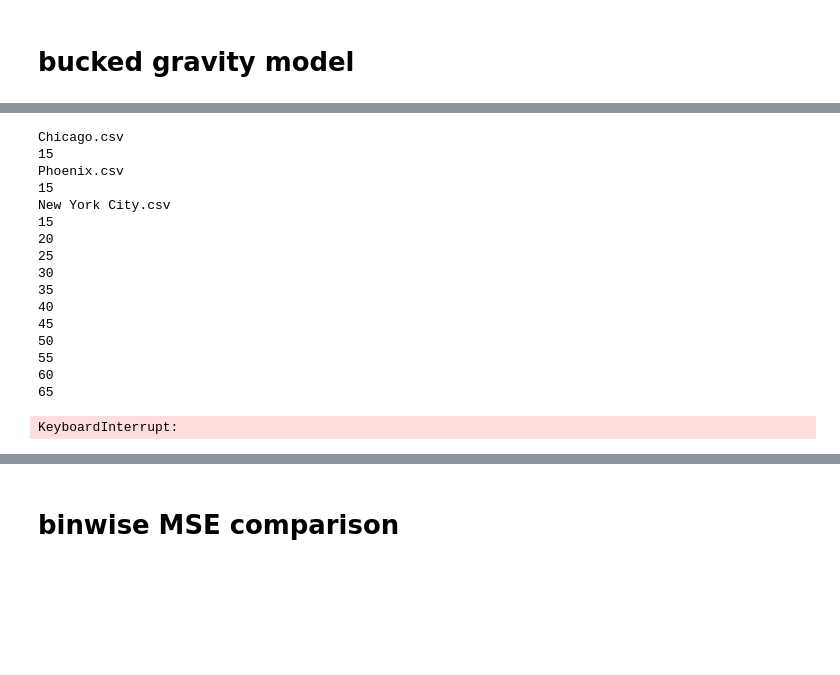
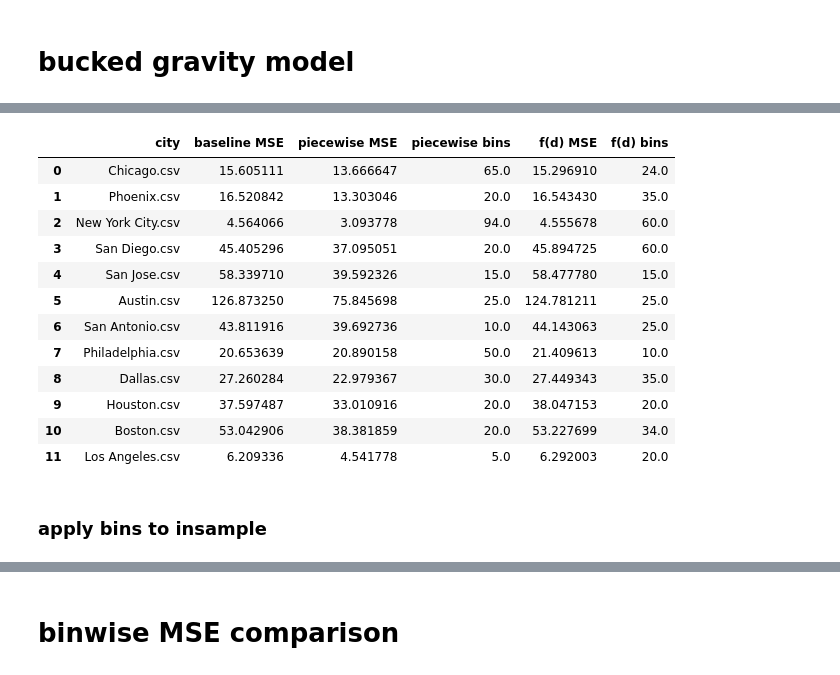
Before and after one commit to yuribogomolov/sttn, a Jupyter notebook: notebooks/generic_gravity_model.ipynb, the cells around one changed output, grey strips where cells are left out. Drawn from its saved outputs; the diff is of its cells as text; code cells hidden in the pictures; blank space fills up the shorter version.

```diff
--- a/notebooks/generic_gravity_model.ipynb
+++ b/notebooks/generic_gravity_model.ipynb
@@ -63,7 +64,7 @@ def build_training_set(network, target_column):
     centroid_below = centroid_all.loc[centroid_all.distance == 0]
     del centroid_below['distance']
     misDistance = centroid_above.groupby(['origin']).agg({'distance':min})
-    misDistance['distance'] = misDistance['distance']*0.1
+    misDistance['distance'] = misDistance['distance']
     centroid_below = centroid_below.merge(misDistance,on=['origin'])
 #     centroid_all.loc[centroid_all.distance == 0, 'distance'] = centroid_all.loc[centroid_all.distance > 0, 'distance'].min()*0.5
     centroid_all = pd.concat([centroid_above,centroid_below],axis=0)
@@ -341,38 +414,26 @@ def findBestBin(df,bins=20):
-# %%
-mseDict = {}
-binfDict = {}
-# OSDict = {}
-cities = os.listdir('cities/')
-citiesDir = 'cities/'
-target = 'S000'
-kfold = 5
-for city in cities:
-    if '.csv' in city:
-        print(city)
-        df = pd.read_csv(citiesDir+city)
-        bins,binfdf,mseBaseline,msefd = findBestBin(df,10)
-        binfdf = binfdf.groupby(['bin']).mean()
-        mseDict[city] = [np.mean(mseBaseline),np.mean(msefd)]
-        binfDict[city] = binfdf
-#         OSDict[city] = [baselineoutput,fdoutput]
-# %% [output]
-Chicago.csv
-15
-Phoenix.csv
-15
-New York City.csv
-15
-20
-25
-30
-35
-40
-45
-50
-55
-60
-65
-KeyboardInterrupt:
+# %%
+pd.DataFrame({'city':resultsBaseline.keys(),
+              'baseline MSE': list(resultsBaseline.values()),
+              'piecewise MSE':np.array(list(resultsPiece.values()))[:,0],
+             'piecewise bins':np.array(list(resultsPiece.values()))[:,1],
+            'f(d) MSE':np.array(list(resultsFD.values()))[:,0],
+            'f(d) bins':np.array(list(resultsFD.values()))[:,1]})
+# %% [output]
+|  | city | baseline MSE | piecewise MSE | piecewise bins | f(d) MSE | f(d) bins |
+| 0 | Chicago.csv | 15.605111 | 13.666647 | 65.0 | 15.296910 | 24.0 |
+| 1 | Phoenix.csv | 16.520842 | 13.303046 | 20.0 | 16.543430 | 35.0 |
+| 2 | New York City.csv | 4.564066 | 3.093778 | 94.0 | 4.555678 | 60.0 |
+| 3 | San Diego.csv | 45.405296 | 37.095051 | 20.0 | 45.894725 | 60.0 |
+| 4 | San Jose.csv | 58.339710 | 39.592326 | 15.0 | 58.477780 | 15.0 |
+| 5 | Austin.csv | 126.873250 | 75.845698 | 25.0 | 124.781211 | 25.0 |
+| 6 | San Antonio.csv | 43.811916 | 39.692736 | 10.0 | 44.143063 | 25.0 |
+| 7 | Philadelphia.csv | 20.653639 | 20.890158 | 50.0 | 21.409613 | 10.0 |
+| 8 | Dallas.csv | 27.260284 | 22.979367 | 30.0 | 27.449343 | 35.0 |
+| 9 | Houston.csv | 37.597487 | 33.010916 | 20.0 | 38.047153 | 20.0 |
+| 10 | Boston.csv | 53.042906 | 38.381859 | 20.0 | 53.227699 | 34.0 |
+| 11 | Los Angeles.csv | 6.209336 | 4.541778 | 5.0 | 6.292003 | 20.0 |
+# %% [markdown]
+### apply bins to insample
 # %%
 # same k for both
 mseDict = {}
```
Also changed, not shown: parts of 26 cells of this notebook.
